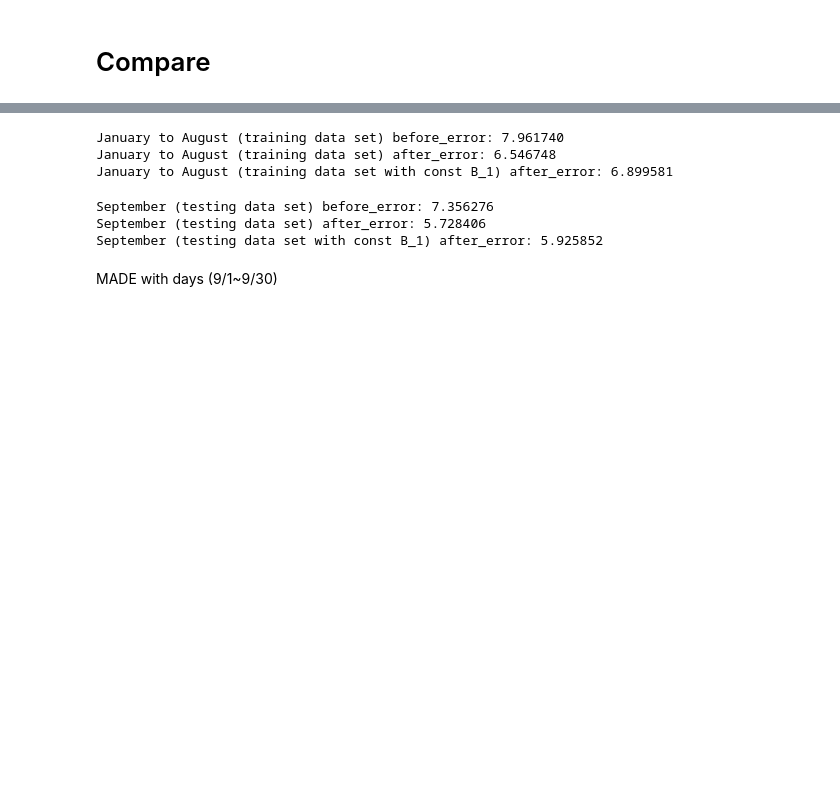
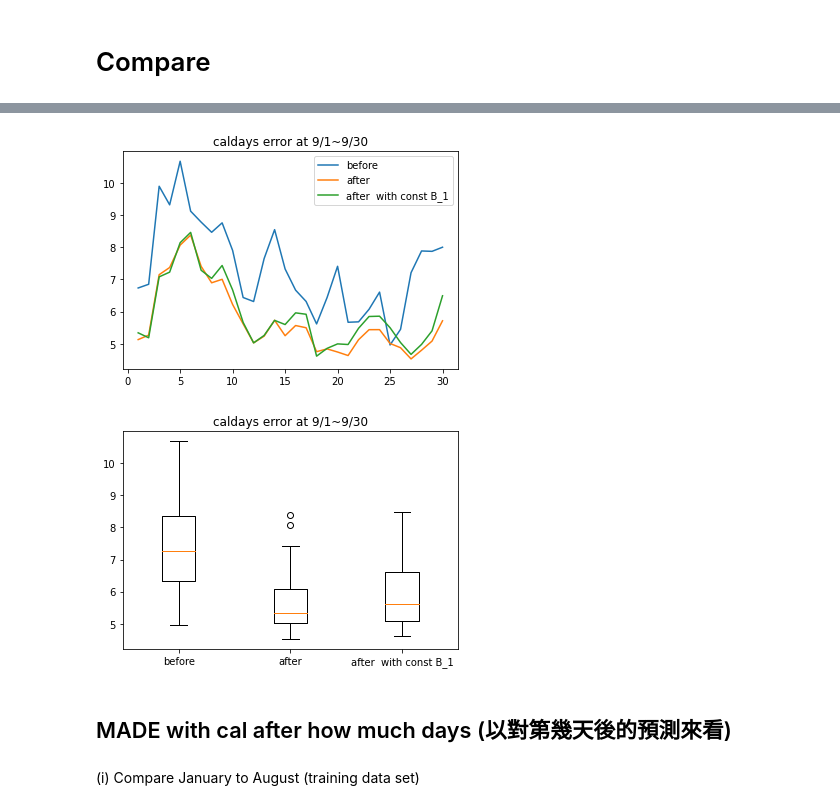
Before and after one commit to ChouHsuan-Cheng/NCHU-project, a Jupyter notebook: data simulation with DINEOF.ipynb, the cells around one changed output, grey strips where cells are left out. Drawn from its saved outputs; the diff is of its cells as text; code cells hidden in the pictures; blank space fills up the shorter version.

```diff
--- a/data simulation with DINEOF.ipynb
+++ b/data simulation with DINEOF.ipynb
@@ -243,42 +313,39 @@ print(np.shape(fit_fxC))
 # %%
-#Compare January to August (training data set)
-before_error1=0
-after_error1=0
-after_errorC1=0
-for i in range (0,244):
+caldays_before_error2=np.zeros(30)
+caldays_after_error2=np.zeros(30)
+caldays_after_errorC2=np.zeros(30)
+error1=0
+error2=0
+error3=0
+for i in range (244,274):
     for j in range(0,6816):
-        before_error1=before_error1+abs(old_x[i][j]-old_y[i][j])
-        after_error1=after_error1+abs(fit_fx[i][j]-old_y[i][j])
-        after_errorC1=after_errorC1+abs(fit_fxC[i][j]-old_y[i][j])
-before_error1=before_error1/244/6816
-after_error1=after_error1/244/6816
-after_errorC1=after_errorC1/244/6816
-print("January to August (training data set) before_error: %f" %before_error1)
-print("January to August (training data set) after_error: %f" %after_error1)
-print("January to August (training data set with const B_1) after_error: %f" %after_errorC1)
+        error1=error1+abs(old_x[i][j]-old_y[i][j])
+        error2=error2+abs(fit_fx[i][j]-old_y[i][j])
+        error3=error3+abs(fit_fxC[i][j]-old_y[i][j])
+    caldays_before_error2[i-244]=error1/6816
+    caldays_after_error2[i-244]=error2/6816
+    caldays_after_errorC2[i-244]=error3/6816
+    error1=0
+    error2=0
+    error3=0
-# %% [output]
-January to August (training data set) before_error: 7.961740
-January to August (training data set) after_error: 6.546748
-January to August (training data set with const B_1) after_error: 6.899581
-# %%
-#Compare September (testing data set)
-before_error2=0
-after_error2=0
-after_errorC2=0
-for i in range (244,274):
-    for j in range(0,6816):
-        before_error2=before_error2+abs(old_x[i][j]-old_y[i][j])
-        after_error2=after_error2+abs(fit_fx[i][j]-old_y[i][j])
-        after_errorC2=after_errorC2+abs(fit_fxC[i][j]-old_y[i][j])
-before_error2=before_error2/30/6816
-after_error2=after_error2/30/6816
-after_errorC2=after_errorC2/30/6816
-print("September (testing data set) before_error: %f" %before_error2)
-print("September (testing data set) after_error: %f" %after_error2)
-print("September (testing data set with const B_1) after_error: %f" %after_errorC2)
-# %% [output]
-September (testing data set) before_error: 7.356276
-September (testing data set) after_error: 5.728406
-September (testing data set with const B_1) after_error: 5.925852
-# %% [markdown]
-MADE with days (9/1~9/30)
+# %%
+fig1 = plt.figure(1)
+x=np.linspace(1,30,30)
+plt.plot(x,caldays_before_error2, label = 'before')
+plt.plot(x,caldays_after_error2, label ='after')
+plt.plot(x,caldays_after_errorC2, label ='after  with const B_1')
+plt.legend(loc = 1)
+plt.title('caldays error at 9/1~9/30')
+
+fig2 = plt.figure(2)
+plt.boxplot([caldays_before_error2,caldays_after_error2,caldays_after_errorC2], labels=('before','after','after  with const B_1'))
+plt.title("caldays error at 9/1~9/30")
+
+plt.show()
+# %% [output]
+[figure, added]
+[figure, added]
+# %% [markdown]
+## MADE with cal after how much days (以對第幾天後的預測來看)
+# %% [markdown]
+(i) Compare January to August (training data set)
```
Also changed, not shown: parts of 43 cells of this notebook.
